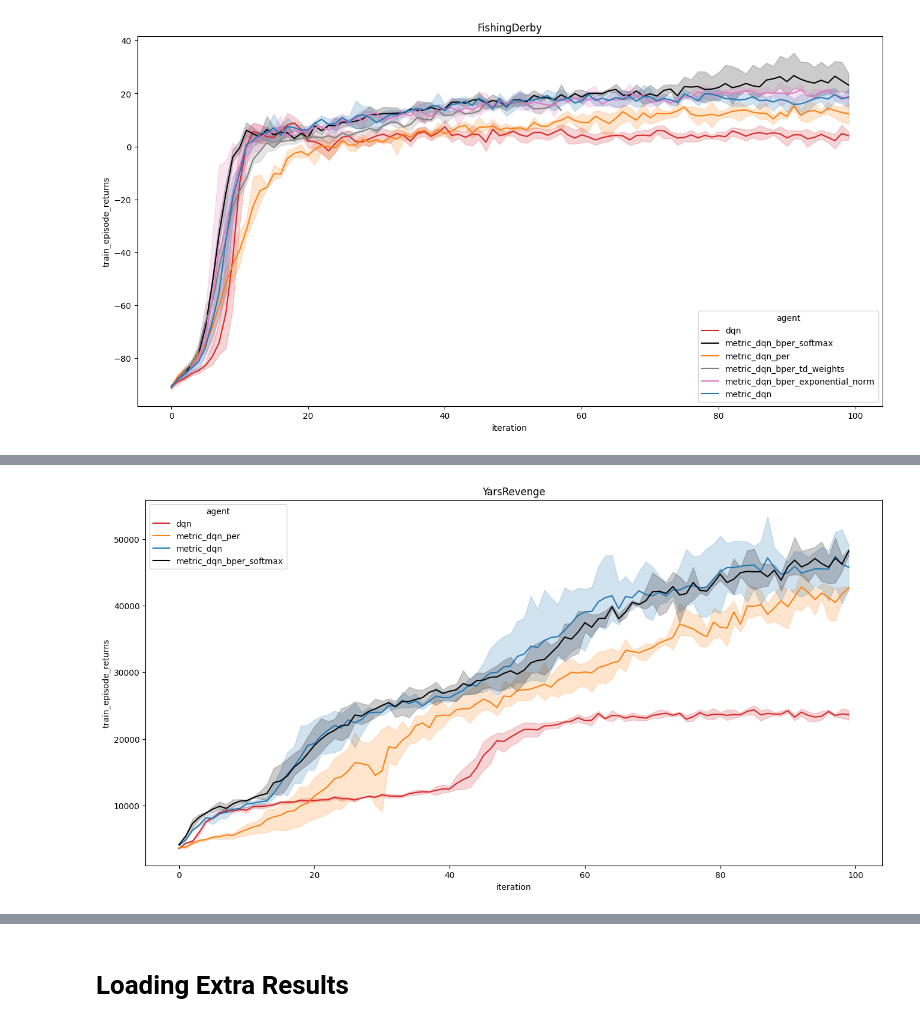
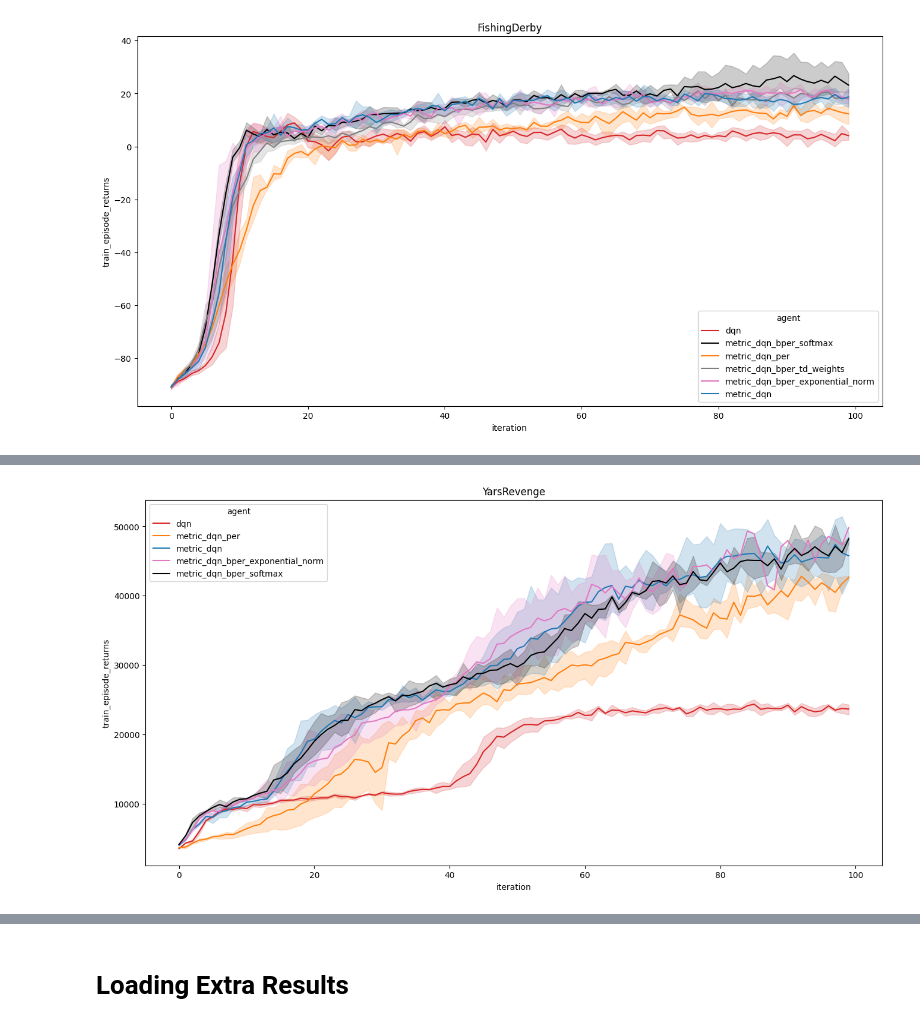
Before and after one commit to ZosoV/bisimulation-PER, a Jupyter notebook: jupyter_notebooks/load_statistics.ipynb, the cells around one changed output, grey strips where cells are left out. Drawn from its saved outputs; the diff is of its cells as text; code cells hidden in the pictures.

```diff
--- a/jupyter_notebooks/load_statistics.ipynb
+++ b/jupyter_notebooks/load_statistics.ipynb
@@ -356,31 +356,31 @@ plot_game(game = game, dataframes = dataframes)
 # %%
 # NOTE: Synchronize the results from the ssh server before runing the next cell
 
 game = 'YarsRevenge'
 results = read_experiment( log_path = f"logs/{game}/",
                      parameter_set= collections.OrderedDict([
                          ('agent', ["metric_dqn",
                                     'metric_dqn_per',
                                     'metric_dqn_bper_softmax',
-                                    # "metric_dqn_bper_exponential_norm",
+                                    "metric_dqn_bper_exponential_norm",
                                     # "metric_dqn_bper_td_weights"
                                     ]),
                          ('run_number', ['118398', '711872', '919409']),
                      ]),
                      job_descriptor='{}/{}',
                      summary_keys=['train_episode_returns'],)
 
 # Load dqn baseline data
 dataframes = load_baselines(load_path = 'outputs/baselines/dqn')
 
 # Merging the new results to the existing data frame
 dataframes[game] = dataframes[game].merge(
     results, how='outer')
 
 # Plot the baselines and my results
 plot_game(game = game, dataframes = dataframes)
 # %% [output]
-[figure, old version]
+[figure, new version]
 # %%
 # NOTE: Synchronize the results from the ssh server before runing the next cell
 
```
Also changed, not shown: parts of 5 cells of this notebook, 6 other files.
